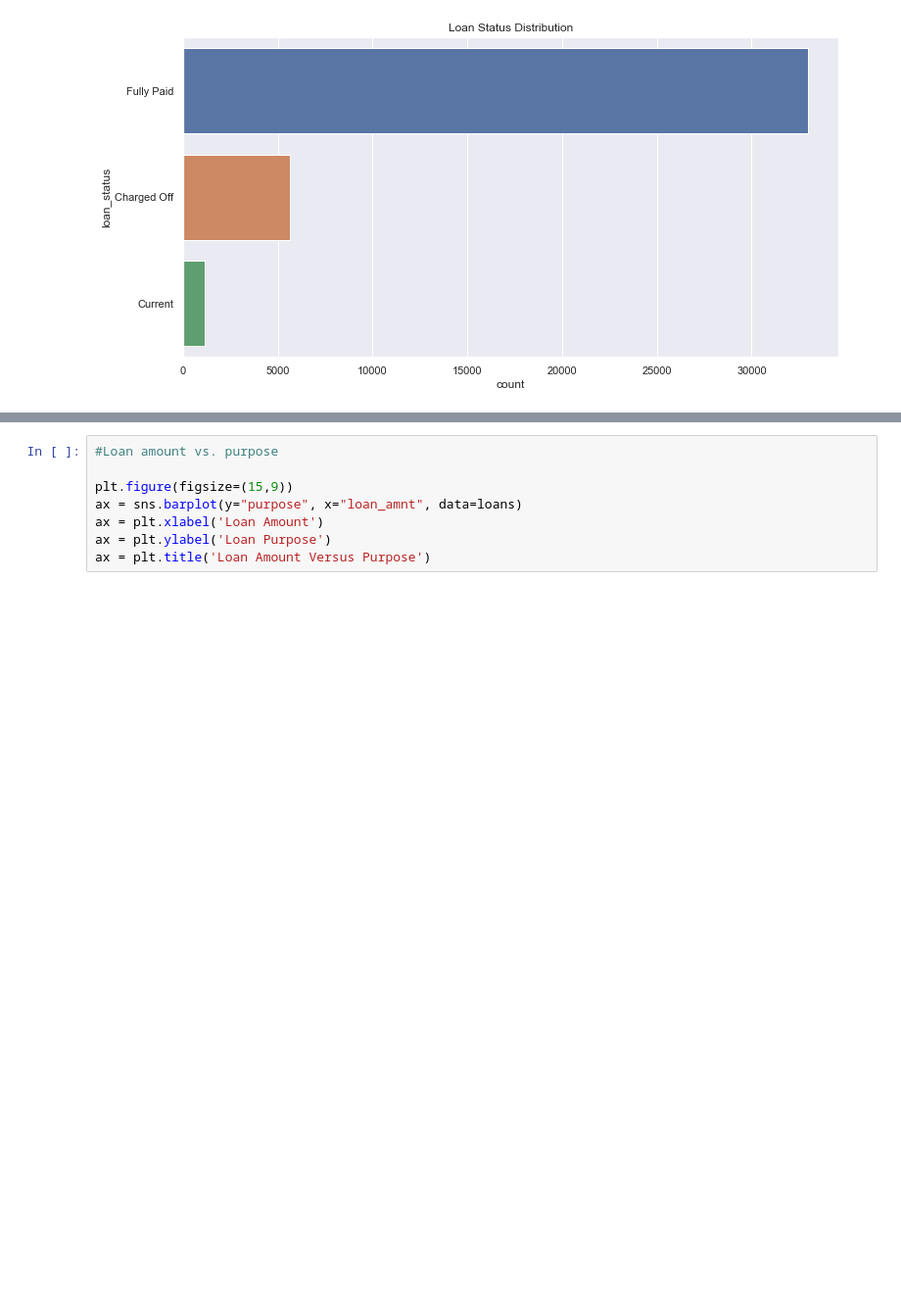
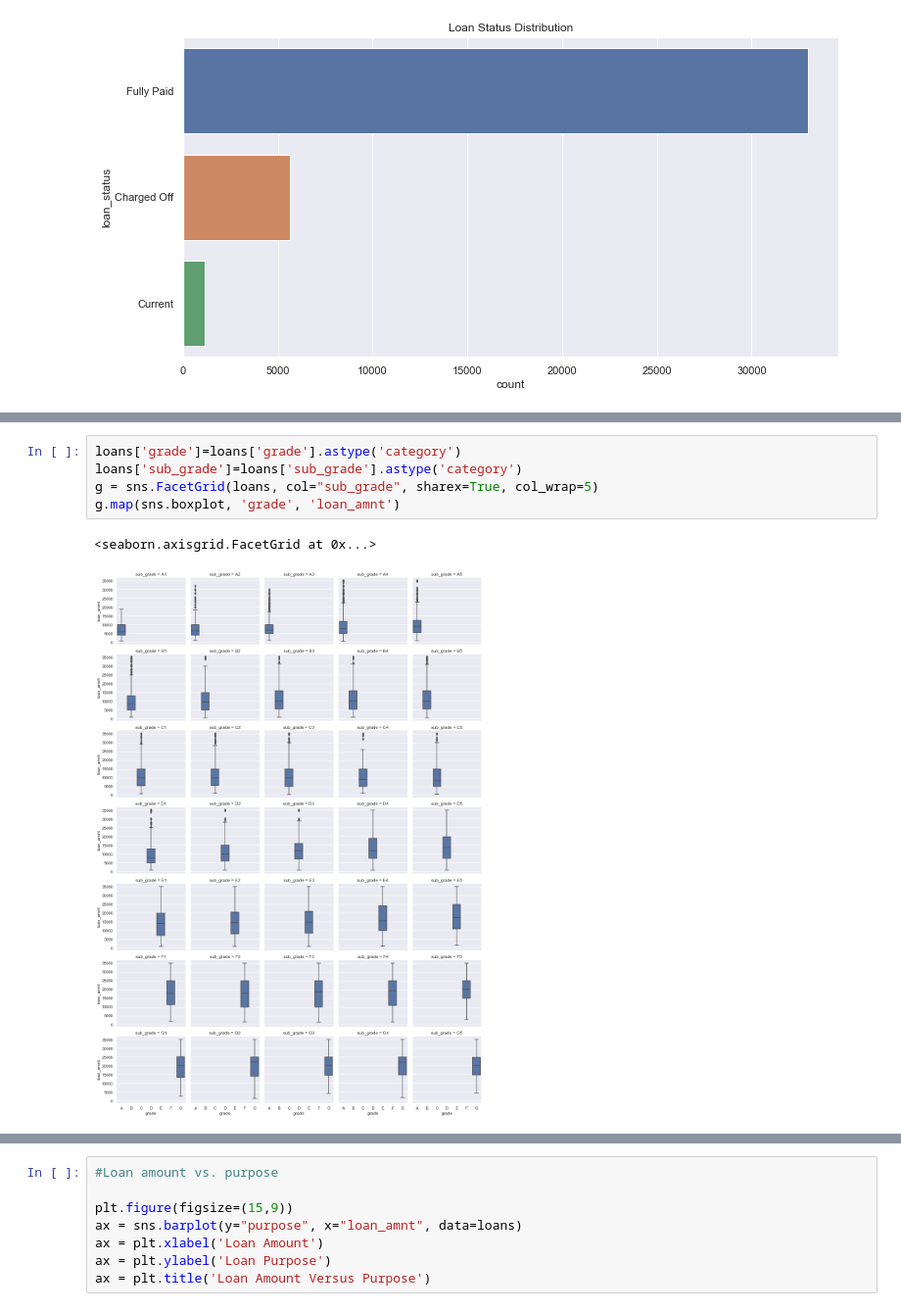
Before and after one commit to KRISHS68/Lending-Club-CS, a Jupyter notebook: LendingClub.ipynb, the cells around one changed output, grey strips where cells are left out. Shown at 98% size. Drawn from its saved outputs; the diff is of its cells as text; blank space fills up the shorter version.

```diff
--- a/LendingClub.ipynb
+++ b/LendingClub.ipynb
@@ -191,0 +216,8 @@ ax = plt.title('Loan Status Distribution')
+# %%
+loans['grade']=loans['grade'].astype('category')
+loans['sub_grade']=loans['sub_grade'].astype('category')
+g = sns.FacetGrid(loans, col="sub_grade", sharex=True, col_wrap=5)
+g.map(sns.boxplot, 'grade', 'loan_amnt')
+# %% [output]
+<seaborn.axisgrid.FacetGrid at 0x...>
+[figure, added]
```
Also changed, not shown: parts of 18 cells of this notebook.
